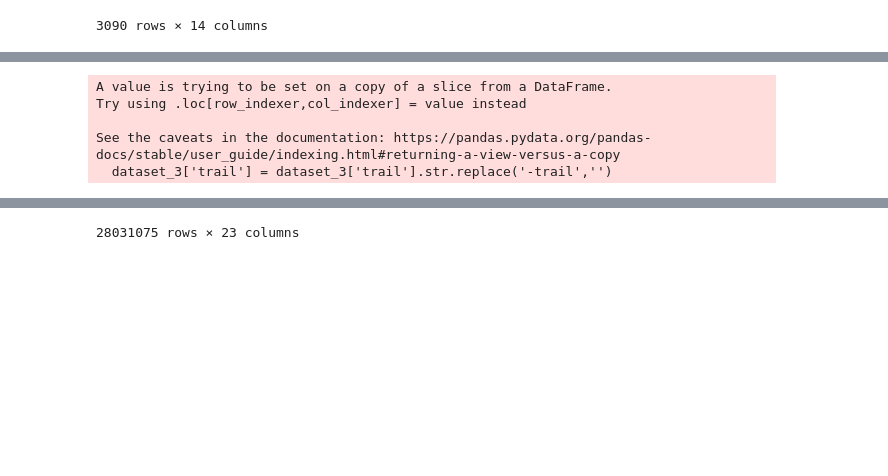
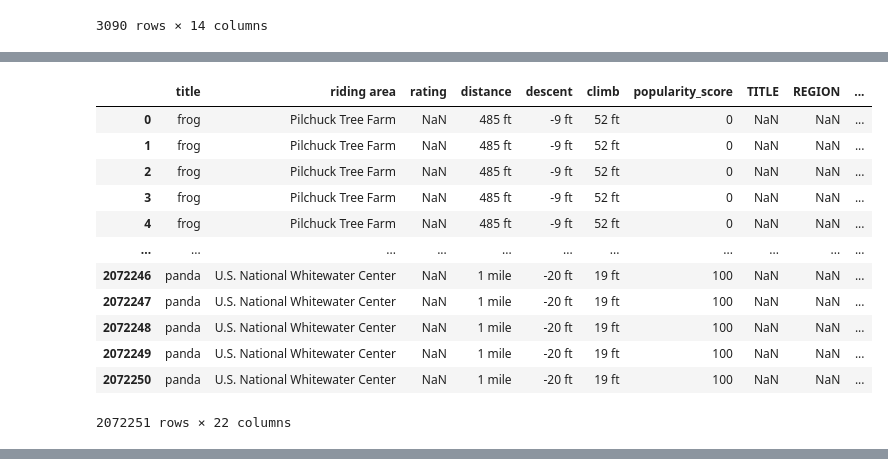
Before and after one commit to abonafede/TrailRecommendor, a Jupyter notebook: TrailRecommendor.ipynb, the cells around one changed output, grey strips where cells are left out. Drawn from its saved outputs; the diff is of its cells as text; code cells hidden in the pictures; blank space fills up the shorter version.

```diff
--- a/TrailRecommendor.ipynb
+++ b/TrailRecommendor.ipynb
@@ -141,3 +142,7 @@ wta_trails
 | 3088 | Badger Mountain - The Langdon Trail | Central Washington | 6.0 | roundtrip | 1300.0 | 1570.0 | 0.00 | 0 | 46.242064 | -119.342436 | ... |
 | 3089 | Wellington Ghost Town | Central Cascades | 2.0 | roundtrip | 20.0 | 3000.0 | 3.86 | 7 | 47.747222 | -121.127060 | ... |
 3090 rows × 14 columns
+# %%
+trails_checkins = trails_checkins[['Period','Check-Ins','trail']]
+trails_checkins = trails_checkins[trails_checkins['Check-Ins']>0]
+trails_checkins
@@ -144,16 +163,24 @@ wta_trails
 # %%
 dataset_1 = trailforks_trails
 dataset_2 = wta_trails
 dataset_3 = trails_checkins[['Period','Check-Ins','trail']]
 dataset_1['title'] = dataset_1['title'].str.replace('-trail','')
 dataset_2['title'] = dataset_2['title'].str.replace('-trail','')
 dataset_3['trail'] = dataset_3['trail'].str.replace('-trail','')
-combined_trails = pd.merge(dataset_1,dataset_2,on='title',how='inner')
+combined_trails = pd.merge(dataset_1,dataset_2,on='title',how='left')
 combined_trails = pd.merge(combined_trails,dataset_3.set_index('trail'),left_on='title',right_on='trail',how='inner')
 combined_trails
 # %% [output]
+|  | title | riding area | rating | distance | descent | climb | popularity_score | TITLE | REGION | ... |
+| 0 | frog | Pilchuck Tree Farm | NaN | 485 ft | -9 ft | 52 ft | 0 | NaN | NaN | ... |
+| 1 | frog | Pilchuck Tree Farm | NaN | 485 ft | -9 ft | 52 ft | 0 | NaN | NaN | ... |
+| 2 | frog | Pilchuck Tree Farm | NaN | 485 ft | -9 ft | 52 ft | 0 | NaN | NaN | ... |
+| 3 | frog | Pilchuck Tree Farm | NaN | 485 ft | -9 ft | 52 ft | 0 | NaN | NaN | ... |
+| 4 | frog | Pilchuck Tree Farm | NaN | 485 ft | -9 ft | 52 ft | 0 | NaN | NaN | ... |
+| ... | ... | ... | ... | ... | ... | ... | ... | ... | ... | ... |
+| 2072246 | panda | U.S. National Whitewater Center | NaN | 1 mile | -20 ft | 19 ft | 100 | NaN | NaN | ... |
+| 2072247 | panda | U.S. National Whitewater Center | NaN | 1 mile | -20 ft | 19 ft | 100 | NaN | NaN | ... |
+| 2072248 | panda | U.S. National Whitewater Center | NaN | 1 mile | -20 ft | 19 ft | 100 | NaN | NaN | ... |
+| 2072249 | panda | U.S. National Whitewater Center | NaN | 1 mile | -20 ft | 19 ft | 100 | NaN | NaN | ... |
+| 2072250 | panda | U.S. National Whitewater Center | NaN | 1 mile | -20 ft | 19 ft | 100 | NaN | NaN | ... |
-A value is trying to be set on a copy of a slice from a DataFrame.
-Try using .loc[row_indexer,col_indexer] = value instead
-
-See the caveats in the documentation: https://pandas.pydata.org/pandas-docs/stable/user_guide/indexing.html#returning-a-view-versus-a-copy
-  dataset_3['trail'] = dataset_3['trail'].str.replace('-trail','')
+2072251 rows × 22 columns
@@ -172 +186,0 @@ See the caveats in the documentation: https://pandas.pydata.org/pandas-docs/stab
-28031075 rows × 23 columns
```
Also changed, not shown: parts of 5 cells of this notebook.
